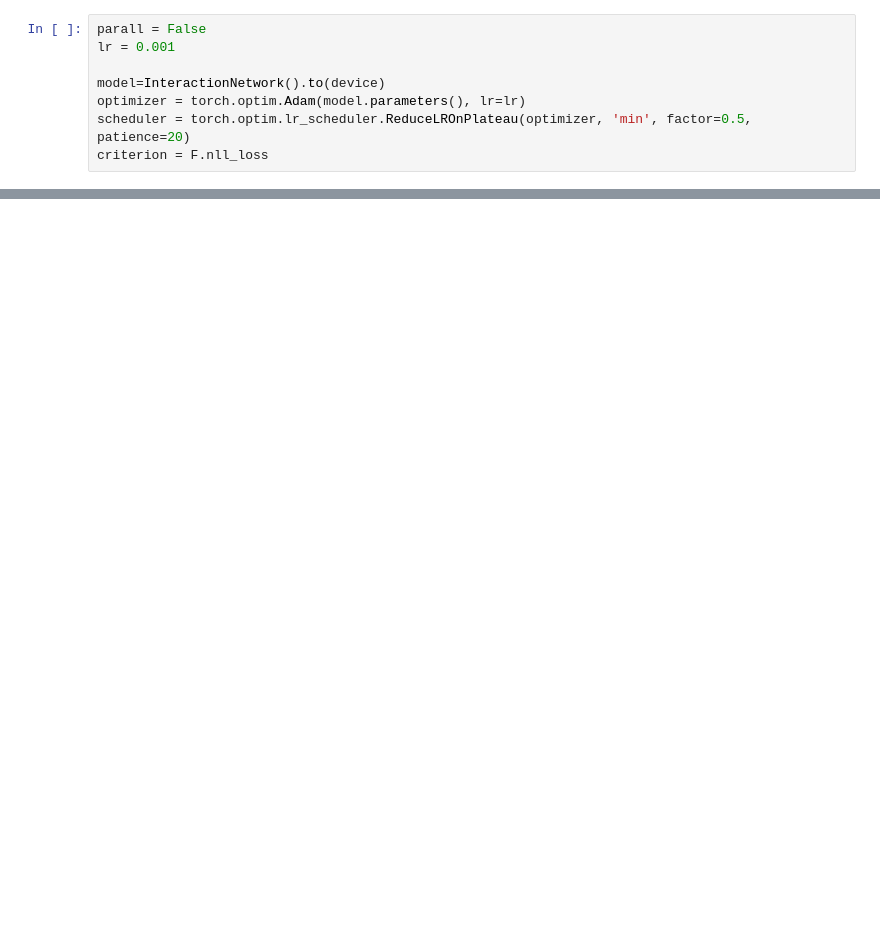
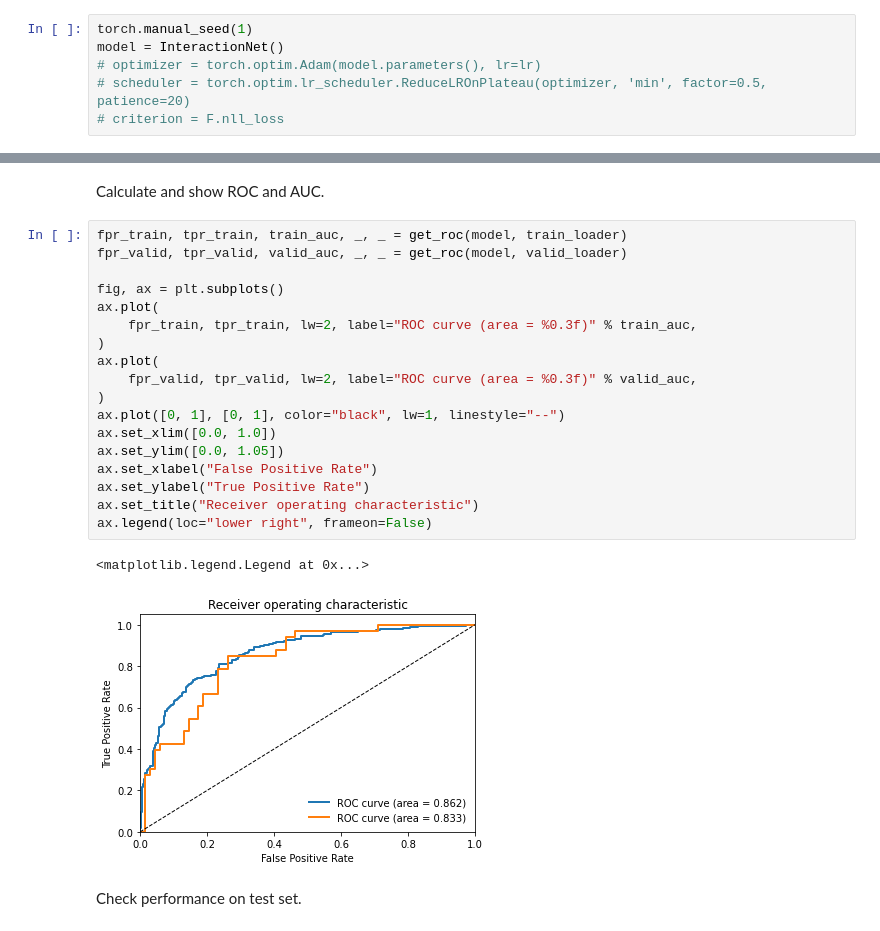
Before and after one commit to zhanglab-aim/cancer-net, a Jupyter notebook: demos/prostate_metalayer.ipynb, the cells around one changed output, grey strips where cells are left out. Drawn from its saved outputs; the diff is of its cells as text; blank space fills up the shorter version.

Commit message:
Convert interaction net to pytorch lightning

```diff
--- a/demos/prostate_metalayer.ipynb
+++ b/demos/prostate_metalayer.ipynb
@@ -147,8 +101,6 @@ Text(0, 0.5, 'Frequency')
 # %%
-parall = False
-lr = 0.001
-
-model=InteractionNetwork().to(device)
-optimizer = torch.optim.Adam(model.parameters(), lr=lr)
-scheduler = torch.optim.lr_scheduler.ReduceLROnPlateau(optimizer, 'min', factor=0.5, patience=20)
-criterion = F.nll_loss
+torch.manual_seed(1)
+model = InteractionNet()
+# optimizer = torch.optim.Adam(model.parameters(), lr=lr)
+# scheduler = torch.optim.lr_scheduler.ReduceLROnPlateau(optimizer, 'min', factor=0.5, patience=20)
+# criterion = F.nll_loss
@@ -330 +142,26 @@ plt.show()
+# %% [markdown]
+Calculate and show ROC and AUC.
+# %%
+fpr_train, tpr_train, train_auc, _, _ = get_roc(model, train_loader)
+fpr_valid, tpr_valid, valid_auc, _, _ = get_roc(model, valid_loader)
+
+fig, ax = plt.subplots()
+ax.plot(
+    fpr_train, tpr_train, lw=2, label="ROC curve (area = %0.3f)" % train_auc,
+)
+ax.plot(
+    fpr_valid, tpr_valid, lw=2, label="ROC curve (area = %0.3f)" % valid_auc,
+)
+ax.plot([0, 1], [0, 1], color="black", lw=1, linestyle="--")
+ax.set_xlim([0.0, 1.0])
+ax.set_ylim([0.0, 1.05])
+ax.set_xlabel("False Positive Rate")
+ax.set_ylabel("True Positive Rate")
+ax.set_title("Receiver operating characteristic")
+ax.legend(loc="lower right", frameon=False)
+# %% [output]
+<matplotlib.legend.Legend at 0x...>
+[figure, added]
+# %% [markdown]
+Check performance on test set.
 # %%
```
Also changed, not shown: parts of 26 cells of this notebook, 1 other file.
